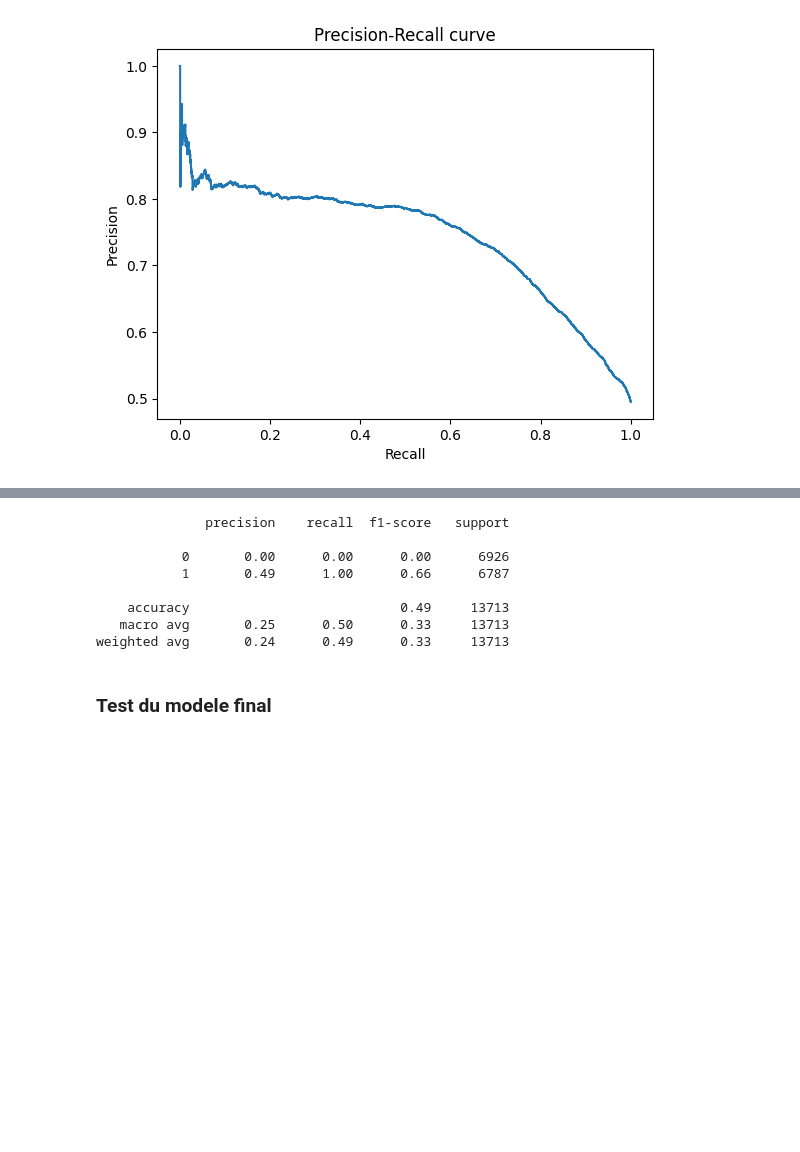
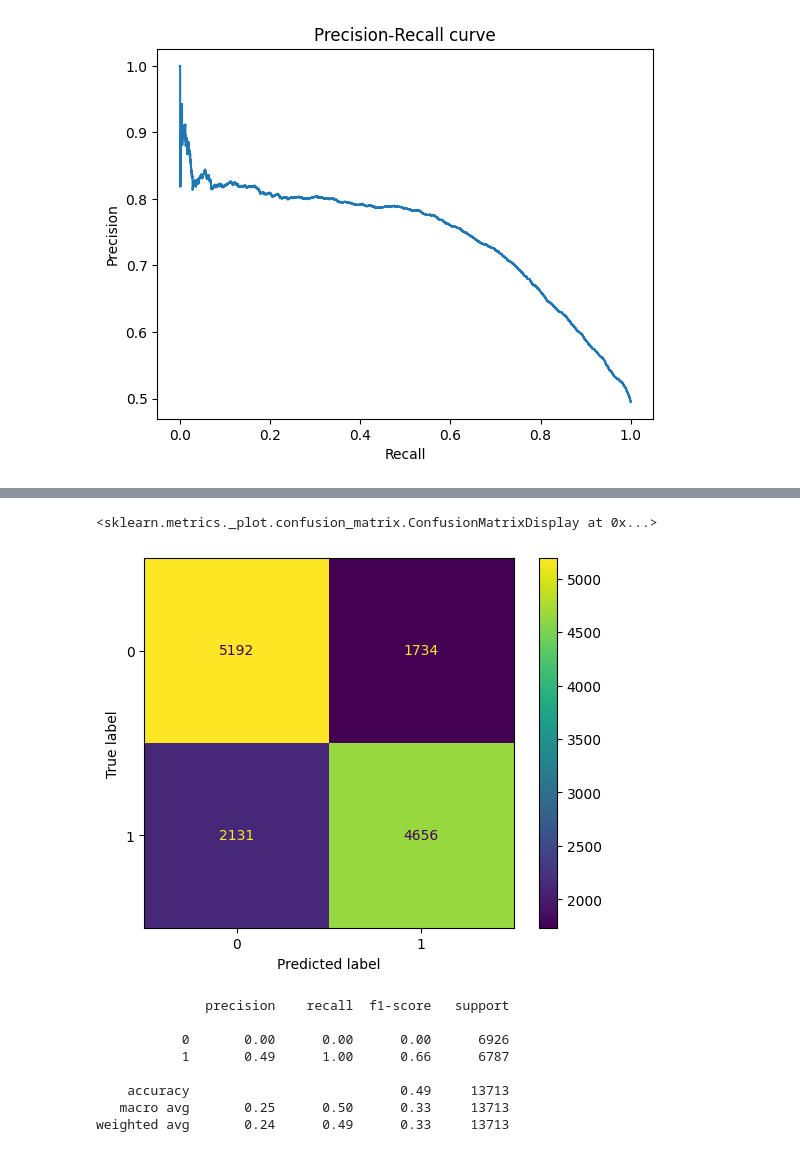
Before and after one commit to sulivan-moreau/cardio-vasc-risks, a Jupyter notebook: notebooks/modelisation.ipynb, the cells around one changed output, grey strips where cells are left out. Drawn from its saved outputs; the diff is of its cells as text; code cells hidden in the pictures; blank space fills up the shorter version.

```diff
--- a/notebooks/modelisation.ipynb
+++ b/notebooks/modelisation.ipynb
@@ -185,2 +256,7 @@ plt.show()
+# %%
+ConfusionMatrixDisplay.from_predictions(y_test, y_pred)
+# %% [output]
+<sklearn.metrics._plot.confusion_matrix.ConfusionMatrixDisplay at 0x...>
+[figure, added]
 # %%
 # Exemple : choisir un seuil qui donne un recall élevé (ici, le premier seuil où recall > 0.9)
@@ -208,5 +284,3 @@ print(classification_report(y_test, y_pred))
     accuracy                           0.49     13713
    macro avg       0.25      0.50      0.33     13713
 weighted avg       0.24      0.49      0.33     13713
-# %% [markdown]
-### Test du modele final
```
Also changed, not shown: parts of 11 cells of this notebook, 7 other files.
